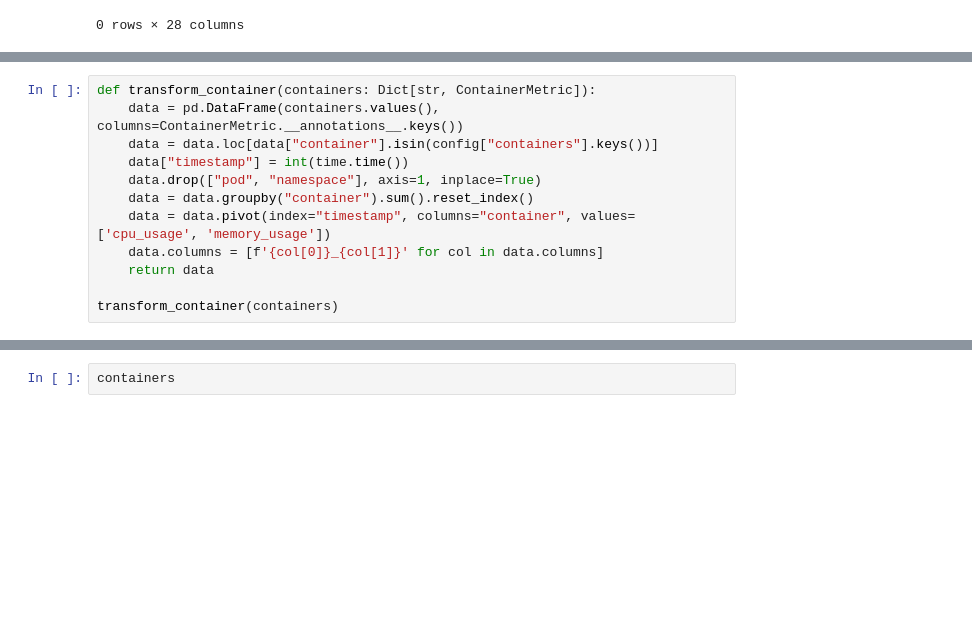
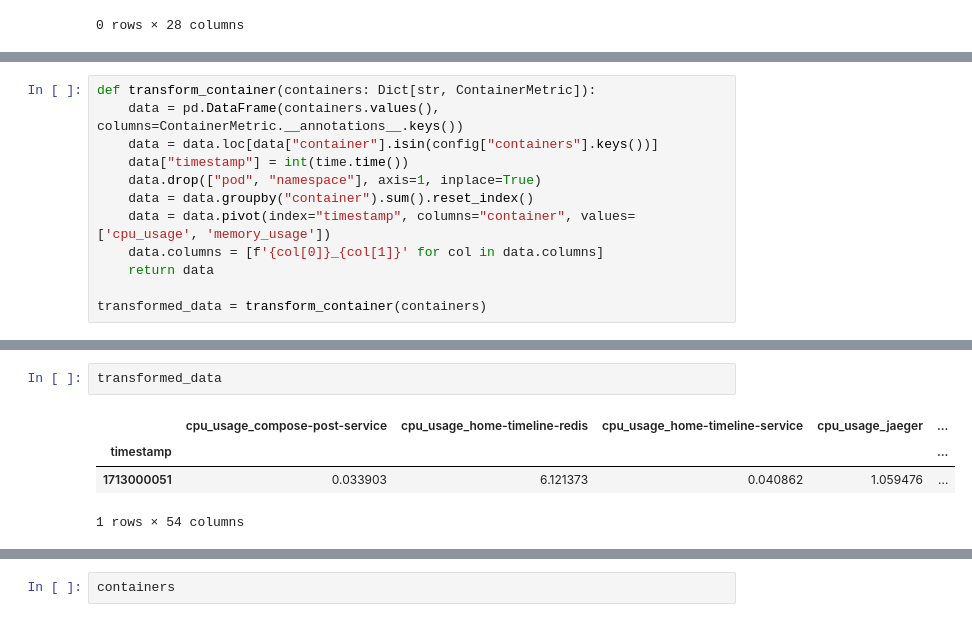
Before and after one commit to rozanfa/kubernetes-metric-collector, a Jupyter notebook: parse-test.ipynb, the cells around one changed output, grey strips where cells are left out. Saved outputs shown, nothing was run; the diff lists cells and outputs as text; blank space fills up the shorter version.

Commit message:
update data structure

```diff
--- a/parse-test.ipynb
+++ b/parse-test.ipynb
@@ -339,4 +339,4 @@ def transform_container(containers: Dict[str, ContainerMetric]):
     data.columns = [f'{col[0]}_{col[1]}' for col in data.columns]
     return data
 
-transform_container(containers)
+transformed_data = transform_container(containers)
@@ -371,0 +343,7 @@ rows
+# %%
+transformed_data
+# %% [output]
+|  | cpu_usage_compose-post-service | cpu_usage_home-timeline-redis | cpu_usage_home-timeline-service | cpu_usage_jaeger | ... |
+| timestamp |  |  |  |  | ... |
+| 1713000051 | 0.033903 | 6.121373 | 0.040862 | 1.059476 | ... |
+1 rows × 54 columns
```
Also changed, not shown: parts of 12 cells of this notebook, 5 other files.
